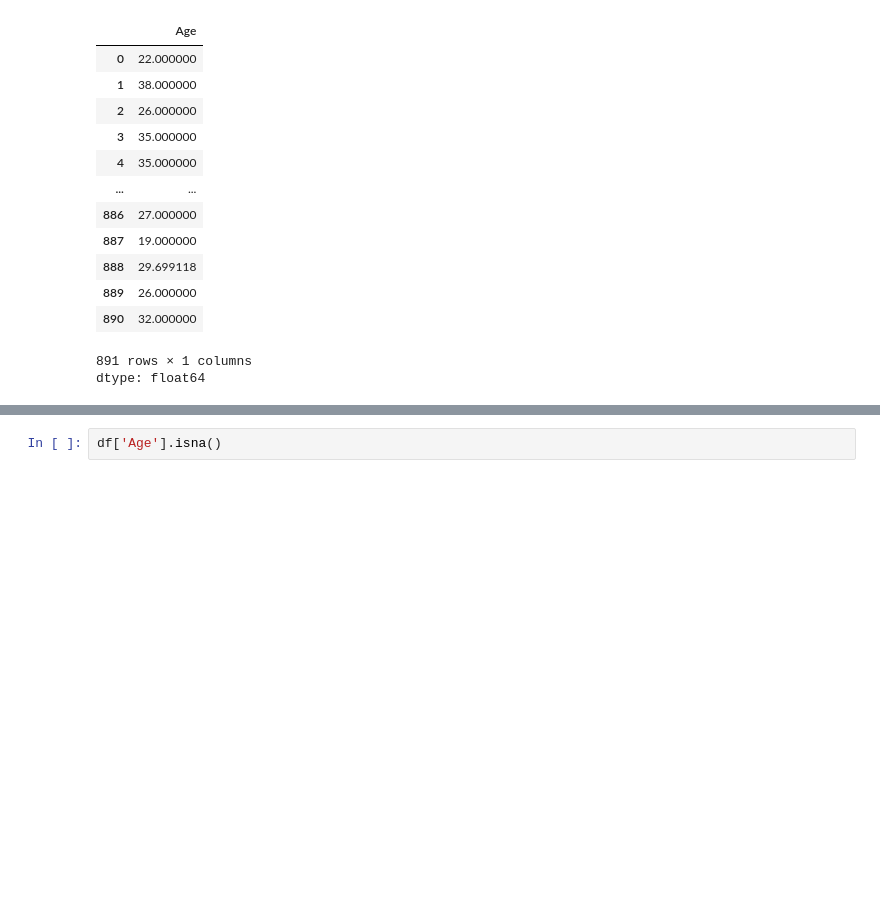
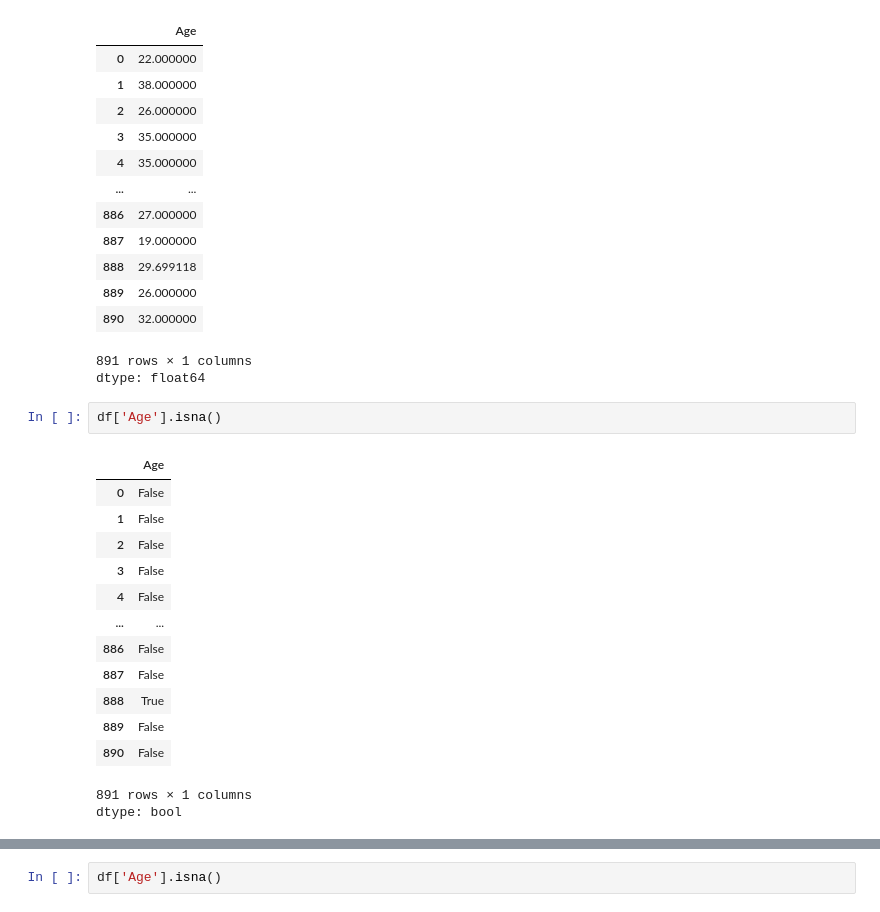
Before and after one commit to Laluprasad1/Data-Mining-2025, a Jupyter notebook: DM_LAB_01.ipynb, the cells around one changed output, grey strips where cells are left out. Saved outputs shown, nothing was run; the diff lists cells and outputs as text; blank space fills up the shorter version.

```diff
--- a/DM_LAB_01.ipynb
+++ b/DM_LAB_01.ipynb
@@ -137,5 +135,22 @@ df['Age'].fillna(df['Age'].mean())
 | 890 | 32.000000 |
 891 rows × 1 columns
 dtype: float64
+# %%
+df['Age'].isna()
+# %% [output]
+|  | Age |
+| 0 | False |
+| 1 | False |
+| 2 | False |
+| 3 | False |
+| 4 | False |
+| ... | ... |
+| 886 | False |
+| 887 | False |
+| 888 | True |
+| 889 | False |
+| 890 | False |
+891 rows × 1 columns
+dtype: bool
 # %%
 df['Age'].fillna(df['Age'].mean(), inplace=True)
```
Also changed, not shown: parts of 9 cells of this notebook.
